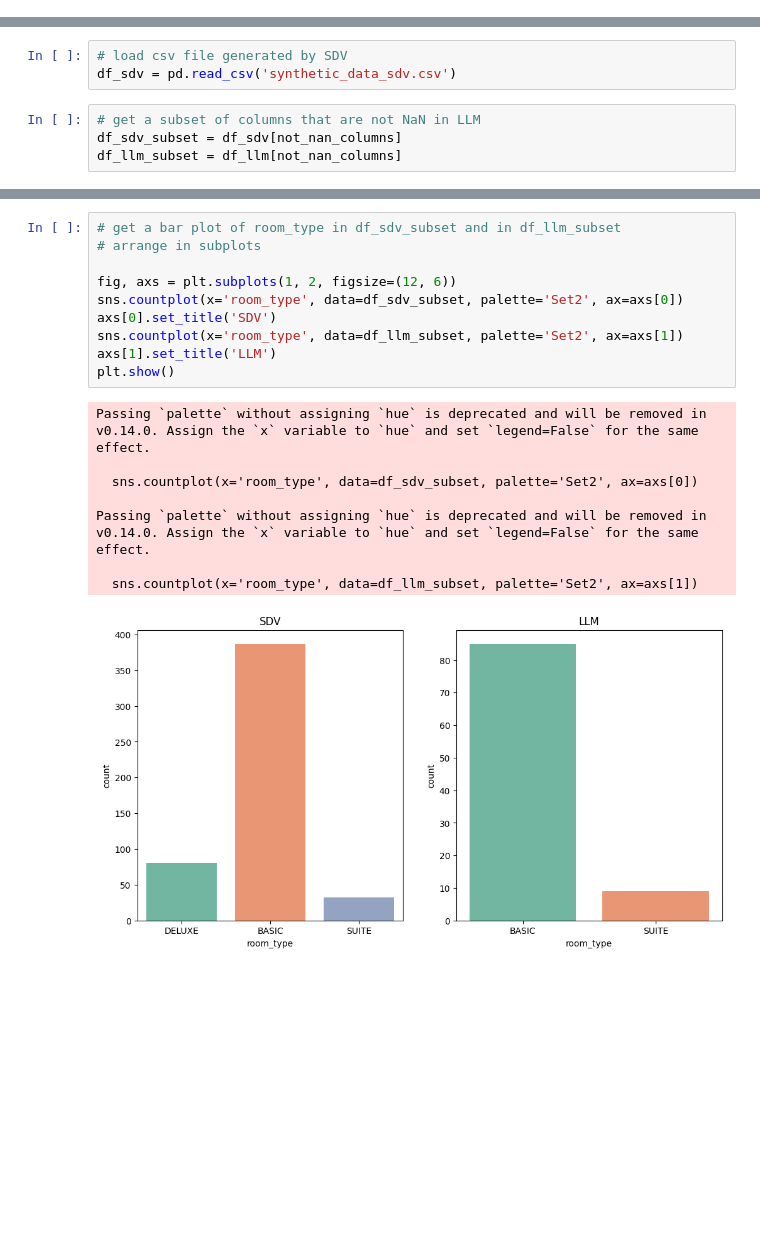
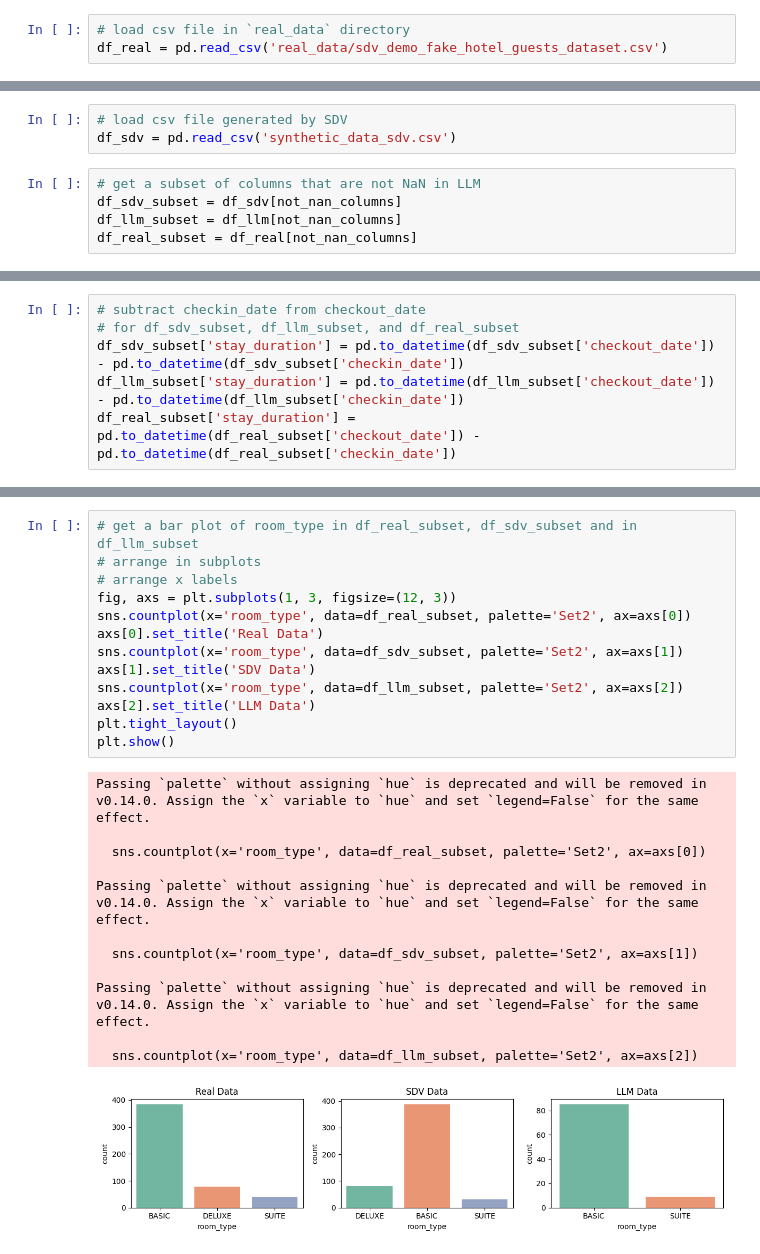
Before and after one commit to Zhenna/synthetic_data_generation_tabular_experiments, a Jupyter notebook: sdv_notebook.ipynb, the cells around one changed output, grey strips where cells are left out. Drawn from its saved outputs; the diff is of its cells as text; blank space fills up the shorter version.

```diff
--- a/sdv_notebook.ipynb
+++ b/sdv_notebook.ipynb
@@ -101,6 +101,9 @@ Overall Score (Average): 83.52%
 import pandas as pd
 import matplotlib.pyplot as plt
 import seaborn as sns
+# %%
+# load csv file in `real_data` directory
+df_real = pd.read_csv('real_data/sdv_demo_fake_hotel_guests_dataset.csv')
 # %%
 # load csv file generated by LLM
 df_llm = pd.read_csv('synthetic_output_LLM_sdv_demo_fake_hotel_guests_dataset.csv')
@@ -114,3 +117,4 @@ df_sdv = pd.read_csv('synthetic_data_sdv.csv')
 # get a subset of columns that are not NaN in LLM
 df_sdv_subset = df_sdv[not_nan_columns]
 df_llm_subset = df_llm[not_nan_columns]
+df_real_subset = df_real[not_nan_columns]
@@ -132,0 +121,6 @@ df_sdv_subset
+# %%
+# subtract checkin_date from checkout_date
+# for df_sdv_subset, df_llm_subset, and df_real_subset
+df_sdv_subset['stay_duration'] = pd.to_datetime(df_sdv_subset['checkout_date']) - pd.to_datetime(df_sdv_subset['checkin_date'])
+df_llm_subset['stay_duration'] = pd.to_datetime(df_llm_subset['checkout_date']) - pd.to_datetime(df_llm_subset['checkin_date'])
+df_real_subset['stay_duration'] = pd.to_datetime(df_real_subset['checkout_date']) - pd.to_datetime(df_real_subset['checkin_date'])
@@ -133,19 +143,26 @@ df_sdv_subset
 # %%
-# get a bar plot of room_type in df_sdv_subset and in df_llm_subset
+# get a bar plot of room_type in df_real_subset, df_sdv_subset and in df_llm_subset
 # arrange in subplots
-
-fig, axs = plt.subplots(1, 2, figsize=(12, 6))
-sns.countplot(x='room_type', data=df_sdv_subset, palette='Set2', ax=axs[0])
-axs[0].set_title('SDV')
-sns.countplot(x='room_type', data=df_llm_subset, palette='Set2', ax=axs[1])
-axs[1].set_title('LLM')
+# arrange x labels
+fig, axs = plt.subplots(1, 3, figsize=(12, 3))
+sns.countplot(x='room_type', data=df_real_subset, palette='Set2', ax=axs[0])
+axs[0].set_title('Real Data')
+sns.countplot(x='room_type', data=df_sdv_subset, palette='Set2', ax=axs[1])
+axs[1].set_title('SDV Data')
+sns.countplot(x='room_type', data=df_llm_subset, palette='Set2', ax=axs[2])
+axs[2].set_title('LLM Data')
+plt.tight_layout()
 plt.show()
 # %% [output]
 Passing `palette` without assigning `hue` is deprecated and will be removed in v0.14.0. Assign the `x` variable to `hue` and set `legend=False` for the same effect.
 
-  sns.countplot(x='room_type', data=df_sdv_subset, palette='Set2', ax=axs[0])
+  sns.countplot(x='room_type', data=df_real_subset, palette='Set2', ax=axs[0])
 
 Passing `palette` without assigning `hue` is deprecated and will be removed in v0.14.0. Assign the `x` variable to `hue` and set `legend=False` for the same effect.
 
-  sns.countplot(x='room_type', data=df_llm_subset, palette='Set2', ax=axs[1])
+  sns.countplot(x='room_type', data=df_sdv_subset, palette='Set2', ax=axs[1])
+
+Passing `palette` without assigning `hue` is deprecated and will be removed in v0.14.0. Assign the `x` variable to `hue` and set `legend=False` for the same effect.
+
+  sns.countplot(x='room_type', data=df_llm_subset, palette='Set2', ax=axs[2])
-[figure, old version]
+[figure, new version]
```
Also changed, not shown: parts of 8 cells of this notebook.
